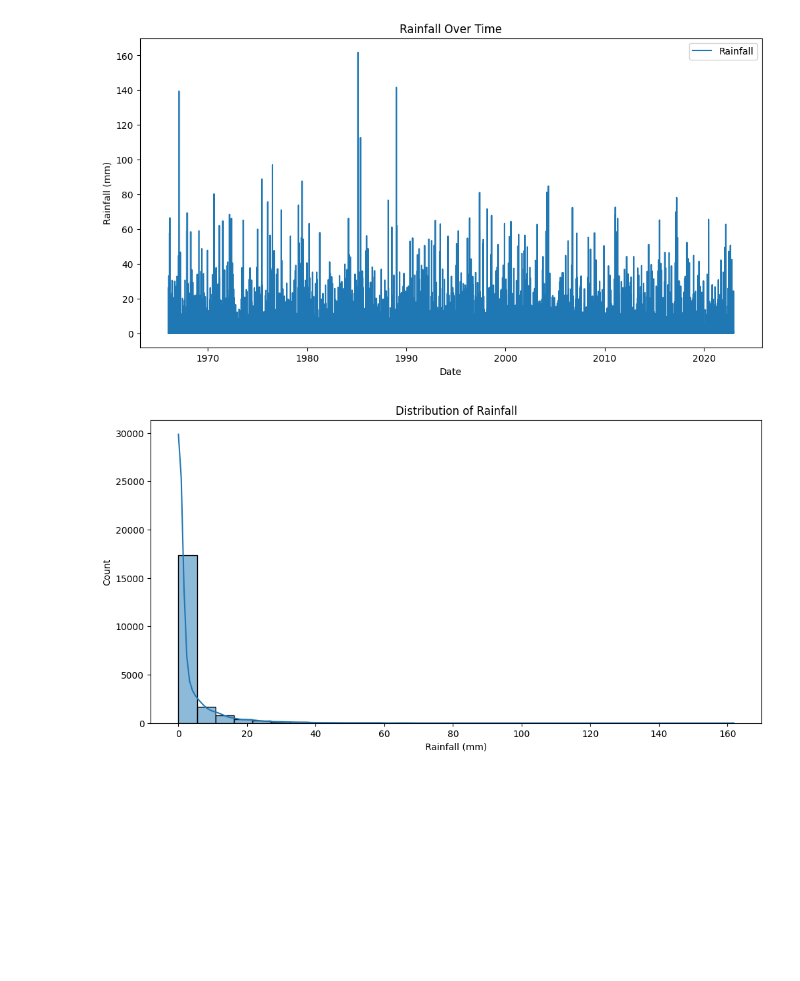
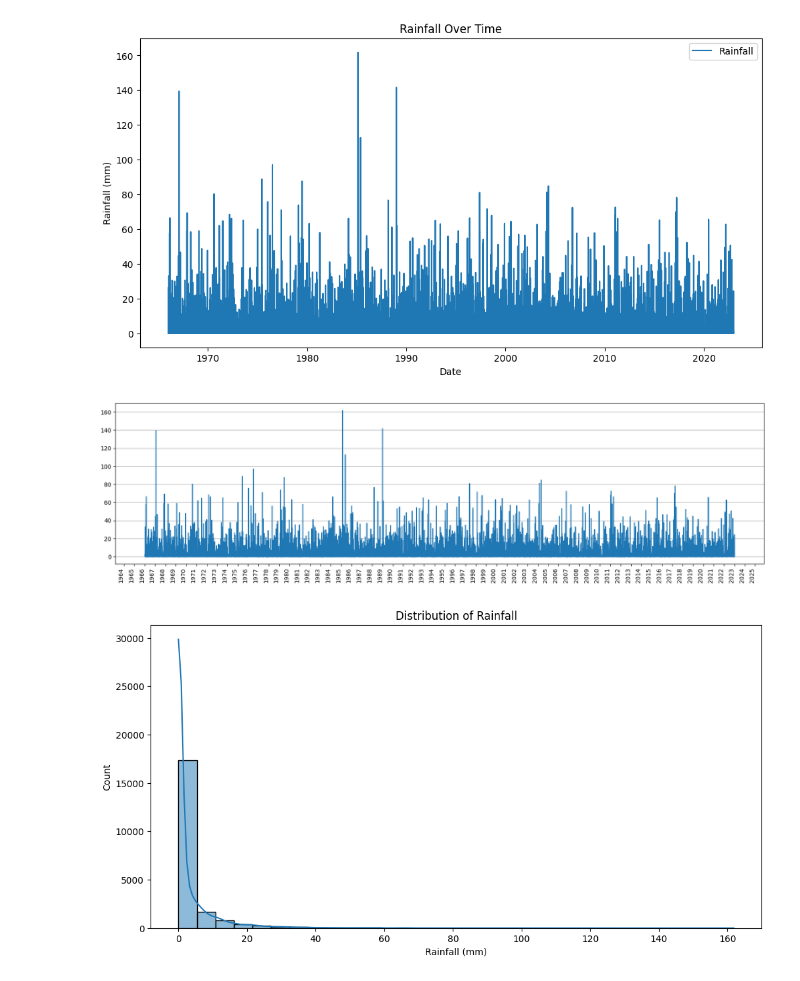
Before and after one commit to YingCG/research-weather-forecast, a Jupyter notebook: MLmodel/rainfall_7days_xgboost.ipynb, the cells around one changed output. Cells and saved outputs as stored; diff of their text form; code cells hidden in the pictures; blank space fills up the shorter version.

Commit message:
better plot with date

```diff
--- a/MLmodel/rainfall_7days_xgboost.ipynb
+++ b/MLmodel/rainfall_7days_xgboost.ipynb
@@ -66,6 +66,21 @@ plt.legend()
 plt.show()
 # %% [output]
 [figure]
+# %%
+from matplotlib import dates
+import matplotlib.pyplot as plt
+
+fig, ax = plt.subplots(figsize=(20,5))
+ax.plot(auckland_rain['date'], auckland_rain['rainfall(mm)'], label='Rainfall')
+ax.xaxis.set_major_locator(dates.YearLocator())
+ax.xaxis.set_major_formatter(dates.DateFormatter("%Y"))
+ax.yaxis.grid(True)
+# ax.xaxis.grid(True)
+plt.setp(ax.get_xticklabels(), rotation=90, ha="right")
+
+plt.show()
+# %% [output]
+[figure, added]
 # %%
 # Histograms
 import seaborn as sns
```
Also changed, not shown: parts of 5 cells of this notebook, 1 other file.
